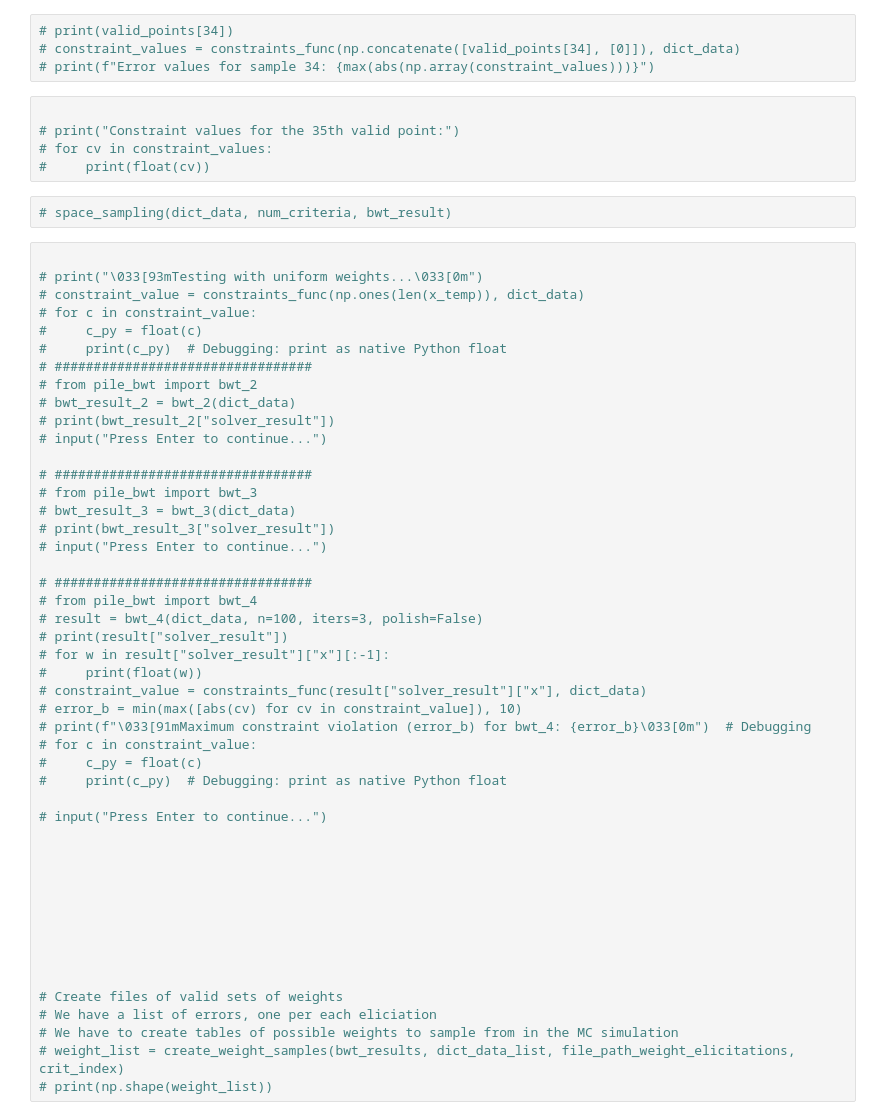
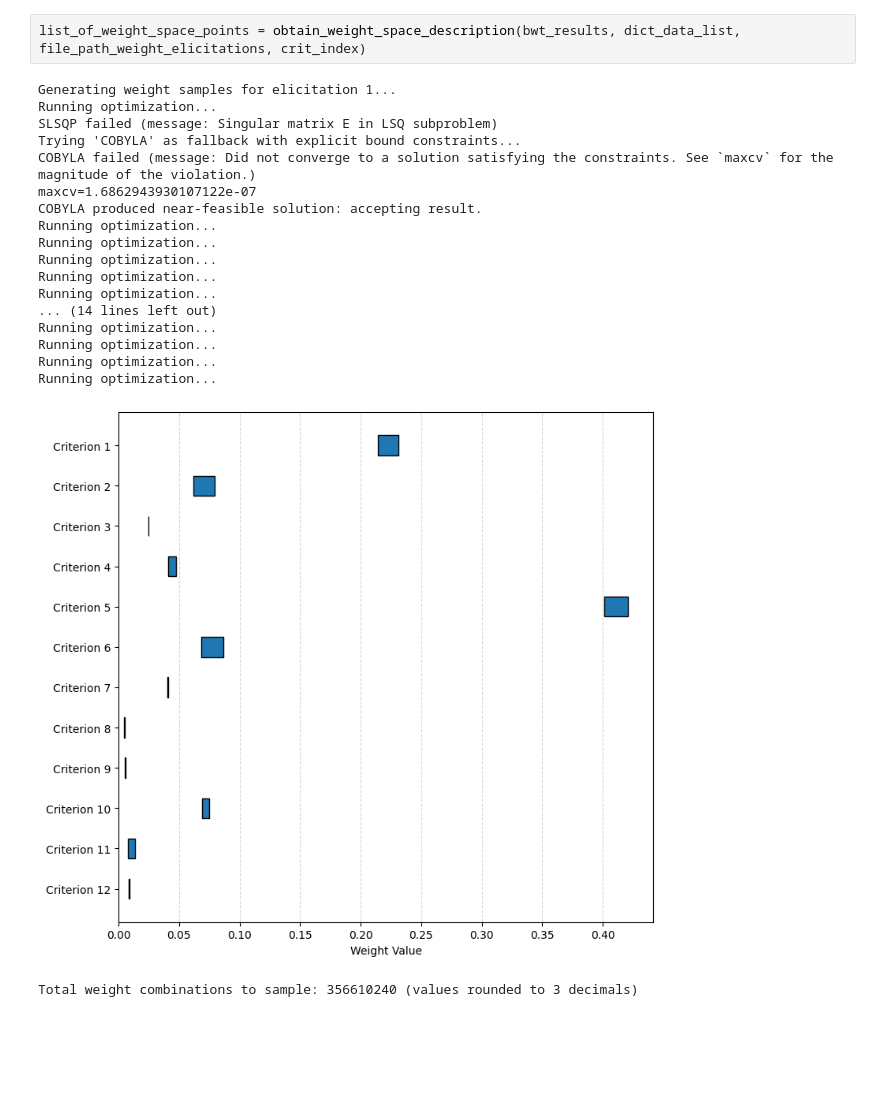
Before and after one commit to simo-pagliu/Master-Thesis, a Jupyter notebook: UP-MAVT/testing_pile_bwt.ipynb, the cells around one changed output. Saved outputs shown, nothing was run; the diff lists cells and outputs as text; blank space fills up the shorter version.

Commit message:
WEIGHT SAMPLING
properly weight sampling of the BWT weight space

```diff
--- a/UP-MAVT/testing_pile_bwt.ipynb
+++ b/UP-MAVT/testing_pile_bwt.ipynb
@@ -269,58 +196,22 @@ Found 0 solutions.
-# %%
-# print(valid_points[34])
-# constraint_values = constraints_func(np.concatenate([valid_points[34], [0]]), dict_data)
-# print(f"Error values for sample 34: {max(abs(np.array(constraint_values)))}")
-# %%
-
-# print("Constraint values for the 35th valid point:")
-# for cv in constraint_values:
-#     print(float(cv))
-# %%
-# space_sampling(dict_data, num_criteria, bwt_result)
-# %%
-
-# print("\033[93mTesting with uniform weights...\033[0m")
-# constraint_value = constraints_func(np.ones(len(x_temp)), dict_data)
-# for c in constraint_value:
-#     c_py = float(c)
-#     print(c_py)  # Debugging: print as native Python float
-# #################################
-# from pile_bwt import bwt_2
-# bwt_result_2 = bwt_2(dict_data)
-# print(bwt_result_2["solver_result"])
-# input("Press Enter to continue...")
-
-# #################################
-# from pile_bwt import bwt_3
-# bwt_result_3 = bwt_3(dict_data)
-# print(bwt_result_3["solver_result"])
-# input("Press Enter to continue...")
-
-# #################################
-# from pile_bwt import bwt_4
-# result = bwt_4(dict_data, n=100, iters=3, polish=False)
-# print(result["solver_result"])
-# for w in result["solver_result"]["x"][:-1]:
-#     print(float(w))
-# constraint_value = constraints_func(result["solver_result"]["x"], dict_data)
-# error_b = min(max([abs(cv) for cv in constraint_value]), 10)
-# print(f"\033[91mMaximum constraint violation (error_b) for bwt_4: {error_b}\033[0m")  # Debugging
-# for c in constraint_value:
-#     c_py = float(c)
-#     print(c_py)  # Debugging: print as native Python float
-
-# input("Press Enter to continue...")
-
-
-
-
-
-
-
-
-
-# Create files of valid sets of weights
-# We have a list of errors, one per each eliciation
-# We have to create tables of possible weights to sample from in the MC simulation
-# weight_list = create_weight_samples(bwt_results, dict_data_list, file_path_weight_elicitations, crit_index)
-# print(np.shape(weight_list))
+# %%
+list_of_weight_space_points = obtain_weight_space_description(bwt_results, dict_data_list, file_path_weight_elicitations, crit_index)
+# %% [output]
+Generating weight samples for elicitation 1...
+Running optimization...
+SLSQP failed (message: Singular matrix E in LSQ subproblem)
+Trying 'COBYLA' as fallback with explicit bound constraints...
+COBYLA failed (message: Did not converge to a solution satisfying the constraints. See `maxcv` for the magnitude of the violation.)
+maxcv=1.6862943930107122e-07
+COBYLA produced near-feasible solution: accepting result.
+Running optimization...
+Running optimization...
+Running optimization...
+Running optimization...
+Running optimization...
+... (14 lines left out)
+Running optimization...
+Running optimization...
+Running optimization...
+Running optimization...
+[figure, added]
+Total weight combinations to sample: 356610240 (values rounded to 3 decimals)
```
Also changed, not shown: parts of 11 cells of this notebook, 7 other files.
